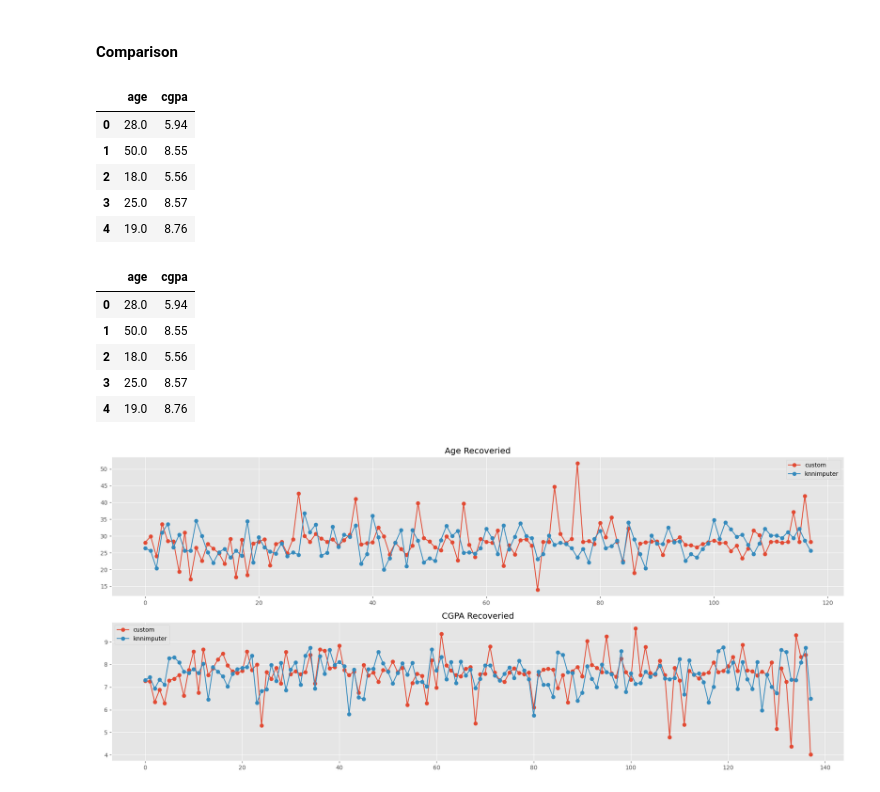
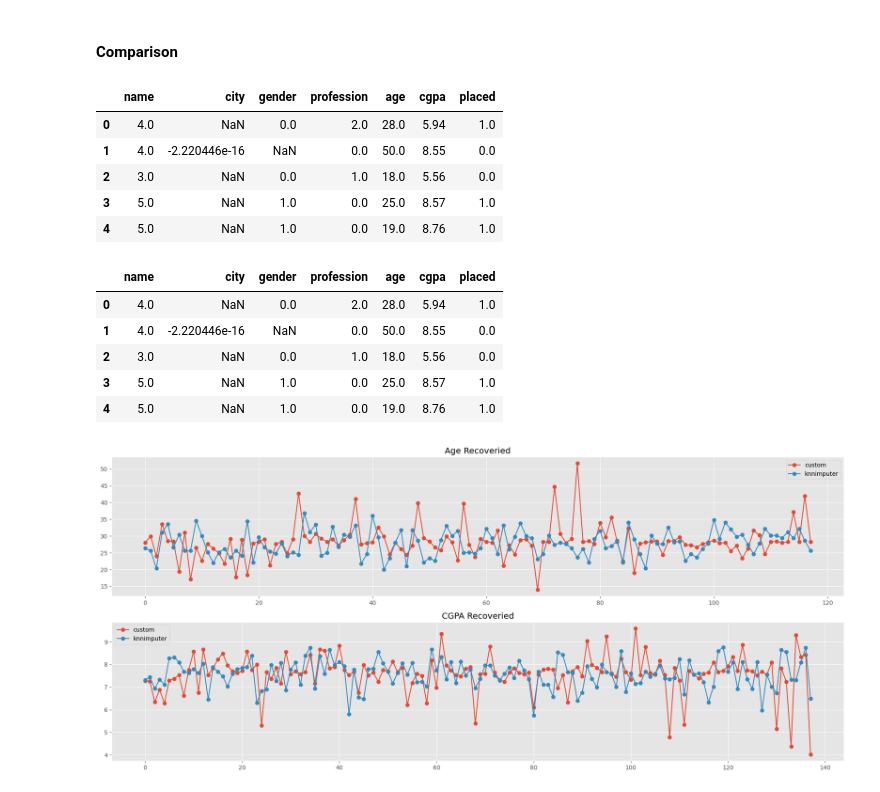
Before and after one commit to fadeeva/nakedML, a Jupyter notebook: MLnotes/001.ipynb, the cells around one changed output. Drawn from its saved outputs; the diff is of its cells as text; code cells hidden in the pictures.

```diff
--- a/MLnotes/001.ipynb
+++ b/MLnotes/001.ipynb
@@ -313,41 +315,35 @@ NaN_cgpa_idxs = em[em['cgpa'].isna()].index
 # %%
 original_custom = pd.DataFrame(
     data=em_scaler.inverse_transform(em_custom),
     columns=em_custom.columns
 )
 
-original_custom = pd.DataFrame(
-    data=scaler.inverse_transform(original_custom[['age', 'cgpa']]),
-    columns=['age', 'cgpa']
-)
+original_custom.loc[:, ['age', 'cgpa']] = scaler.inverse_transform(original_custom[['age', 'cgpa']])
 
 original_custom.head()
 # %% [output]
-|  | age | cgpa |
-| 0 | 28.0 | 5.94 |
-| 1 | 50.0 | 8.55 |
-| 2 | 18.0 | 5.56 |
-| 3 | 25.0 | 8.57 |
-| 4 | 19.0 | 8.76 |
+|  | name | city | gender | profession | age | cgpa | placed |
+| 0 | 4.0 | NaN | 0.0 | 2.0 | 28.0 | 5.94 | 1.0 |
+| 1 | 4.0 | -2.220446e-16 | NaN | 0.0 | 50.0 | 8.55 | 0.0 |
+| 2 | 3.0 | NaN | 0.0 | 1.0 | 18.0 | 5.56 | 0.0 |
+| 3 | 5.0 | NaN | 1.0 | 0.0 | 25.0 | 8.57 | 1.0 |
+| 4 | 5.0 | NaN | 1.0 | 0.0 | 19.0 | 8.76 | 1.0 |
 # %%
 original_knnimputer = pd.DataFrame(
     data=em_scaler.inverse_transform(em_knnimputer),
     columns=em_knnimputer.columns
 )
 
-original_knnimputer = pd.DataFrame(
-    data=scaler.inverse_transform(em_knnimputer[['age', 'cgpa']]),
-    columns=['age', 'cgpa']
-)
+original_knnimputer.loc[:, ['age', 'cgpa']] = scaler.inverse_transform(em_knnimputer[['age', 'cgpa']])
 
 original_knnimputer.head()
 # %% [output]
-|  | age | cgpa |
-| 0 | 28.0 | 5.94 |
-| 1 | 50.0 | 8.55 |
-| 2 | 18.0 | 5.56 |
-| 3 | 25.0 | 8.57 |
-| 4 | 19.0 | 8.76 |
+|  | name | city | gender | profession | age | cgpa | placed |
+| 0 | 4.0 | NaN | 0.0 | 2.0 | 28.0 | 5.94 | 1.0 |
+| 1 | 4.0 | -2.220446e-16 | NaN | 0.0 | 50.0 | 8.55 | 0.0 |
+| 2 | 3.0 | NaN | 0.0 | 1.0 | 18.0 | 5.56 | 0.0 |
+| 3 | 5.0 | NaN | 1.0 | 0.0 | 25.0 | 8.57 | 1.0 |
+| 4 | 5.0 | NaN | 1.0 | 0.0 | 19.0 | 8.76 | 1.0 |
 # %%
 fig, axs = plt.subplots(2, 1, figsize=(18, 8))
 
```
Also changed, not shown: parts of 7 cells of this notebook.
